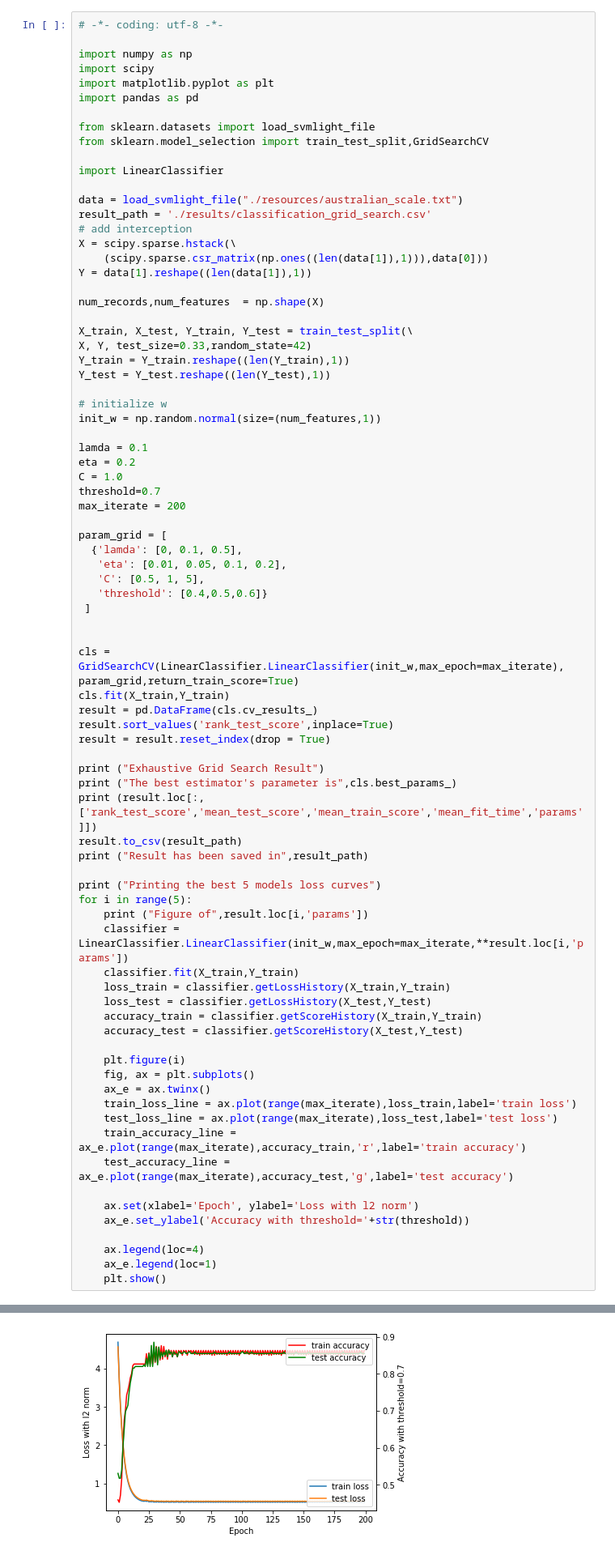
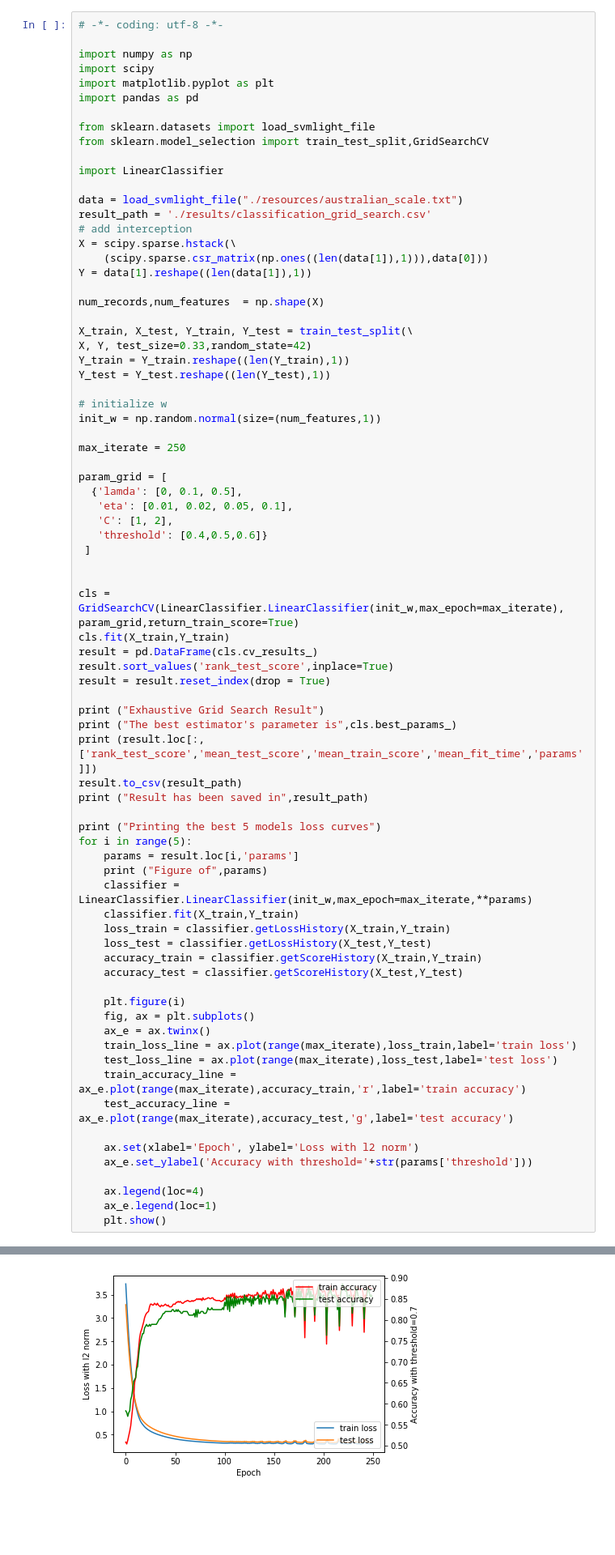
Before and after one commit to wty9391/ML2017-lab-01, a Jupyter notebook: ClassificationExperiment.ipynb, the cells around one changed output, grey strips where cells are left out. Shown at 81% size. Saved outputs shown, nothing was run; the diff lists cells and outputs as text; blank space fills up the shorter version.

```diff
--- a/ClassificationExperiment.ipynb
+++ b/ClassificationExperiment.ipynb
@@ -28,16 +28,12 @@ Y_test = Y_test.reshape((len(Y_test),1))
 # initialize w
 init_w = np.random.normal(size=(num_features,1))
 
-lamda = 0.1
-eta = 0.2
-C = 1.0
-threshold=0.7
-max_iterate = 200
+max_iterate = 250
 
 param_grid = [
   {'lamda': [0, 0.1, 0.5],
-   'eta': [0.01, 0.05, 0.1, 0.2],
-   'C': [0.5, 1, 5],
+   'eta': [0.01, 0.02, 0.05, 0.1],
+   'C': [1, 2],
    'threshold': [0.4,0.5,0.6]}
  ]
 
@@ -56,8 +52,9 @@ print ("Result has been saved in",result_path)
 
 print ("Printing the best 5 models loss curves")
 for i in range(5):
-    print ("Figure of",result.loc[i,'params'])
-    classifier = LinearClassifier.LinearClassifier(init_w,max_epoch=max_iterate,**result.loc[i,'params'])
+    params = result.loc[i,'params']
+    print ("Figure of",params)
+    classifier = LinearClassifier.LinearClassifier(init_w,max_epoch=max_iterate,**params)
     classifier.fit(X_train,Y_train)
     loss_train = classifier.getLossHistory(X_train,Y_train)
     loss_test = classifier.getLossHistory(X_test,Y_test)
@@ -73,7 +70,7 @@ for i in range(5):
     test_accuracy_line = ax_e.plot(range(max_iterate),accuracy_test,'g',label='test accuracy')
 
     ax.set(xlabel='Epoch', ylabel='Loss with l2 norm')
-    ax_e.set_ylabel('Accuracy with threshold='+str(threshold))
+    ax_e.set_ylabel('Accuracy with threshold='+str(params['threshold']))
 
     ax.legend(loc=4)
     ax_e.legend(loc=1)
@@ -102,2 +99,2 @@ Figure of {'C': 1, 'eta': 0.2, 'lamda': 0.5, 'threshold': 0.4}
 <matplotlib.figure.Figure at 0x...>
-[figure, old version]
+[figure, new version]
```
Also changed, not shown: parts of 1 cell of this notebook, 4 other files.
